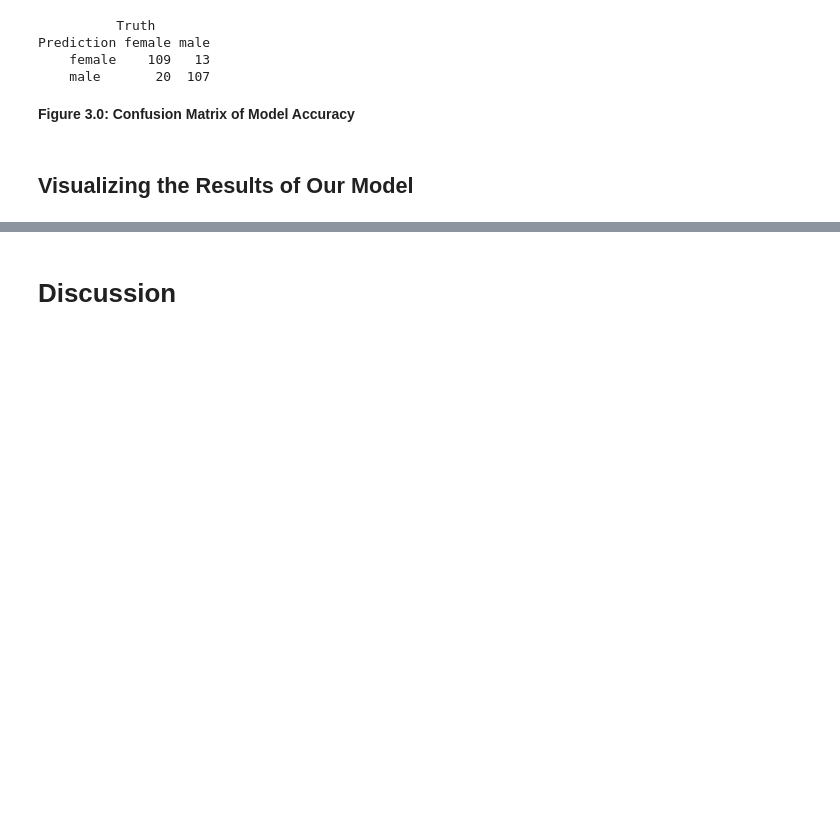
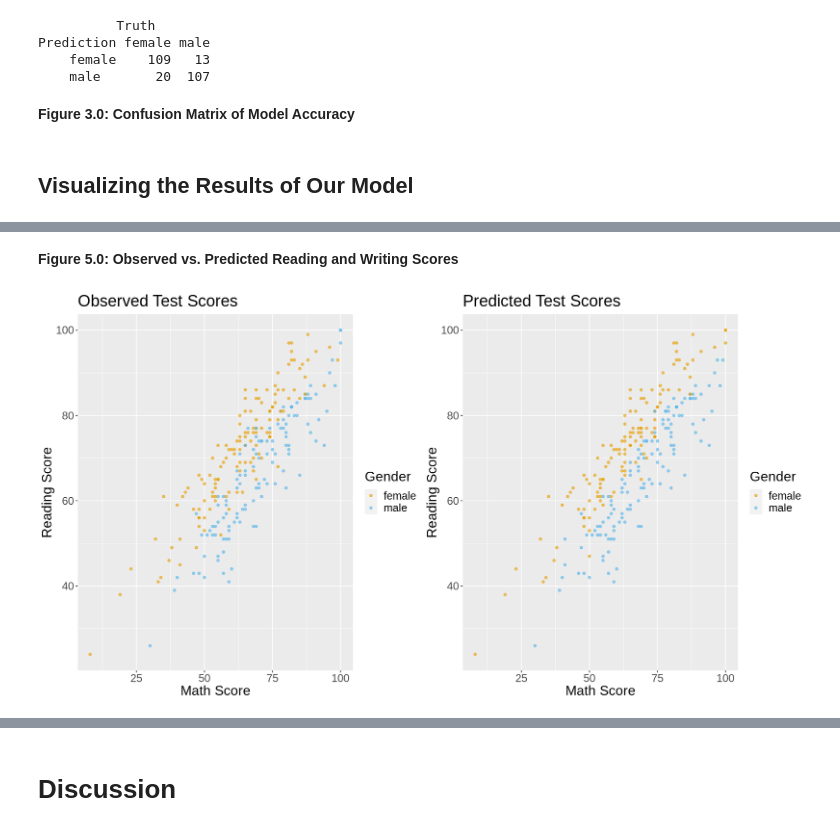
Before and after one commit to YCL69/DSCI-Group-Project, a Jupyter notebook: Project.ipynb, the cells around one changed output, grey strips where cells are left out. Drawn from its saved outputs; the diff is of its cells as text; code cells hidden in the pictures; blank space fills up the shorter version.

```diff
--- a/Project.ipynb
+++ b/Project.ipynb
@@ -390,0 +430,22 @@ Prediction female male
+# %% [markdown]
+**Figure 5.0: Observed vs. Predicted Reading and Writing Scores**
+# %%
+observed_reading_math <- predict_final %>%
+              ggplot(aes(x= math_score, y = reading_score, colour = gender)) +
+              geom_point(alpha = 0.6) +
+              labs(x = "Math Score", y = "Reading Score", colour = "Gender") +
+              theme(text = element_text(size = 19)) +
+              scale_color_manual(values = cbPalette) +
+              ggtitle("Observed Test Scores")
+
+predicted_reading_math <- predict_final %>%
+              ggplot(aes(x= math_score, y = reading_score, colour = .pred_class)) +
+              geom_point(alpha = 0.6) +
+              labs(x = "Math Score", y = "Reading Score", colour = "Gender") +
+              theme(text = element_text(size = 19)) +
+              scale_color_manual(values = cbPalette) +
+              ggtitle("Predicted Test Scores")
+
+grid.arrange(observed_reading_math, predicted_reading_math, ncol=2)
+# %% [output]
+[figure, added]
```
Also changed, not shown: parts of 7 cells of this notebook.
